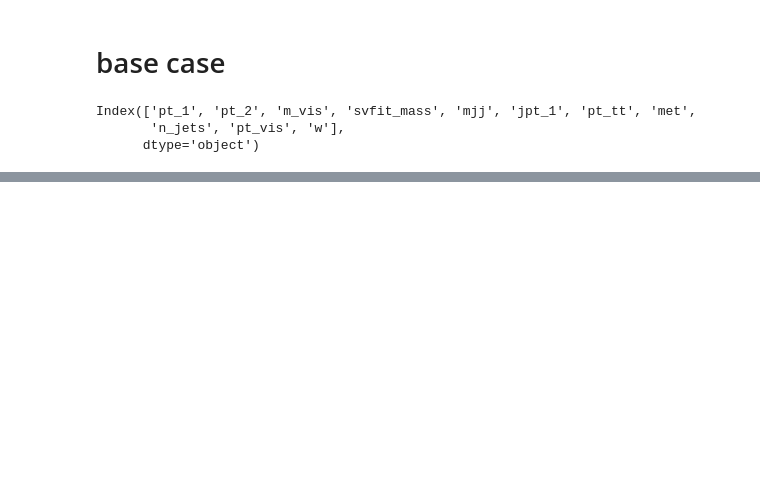
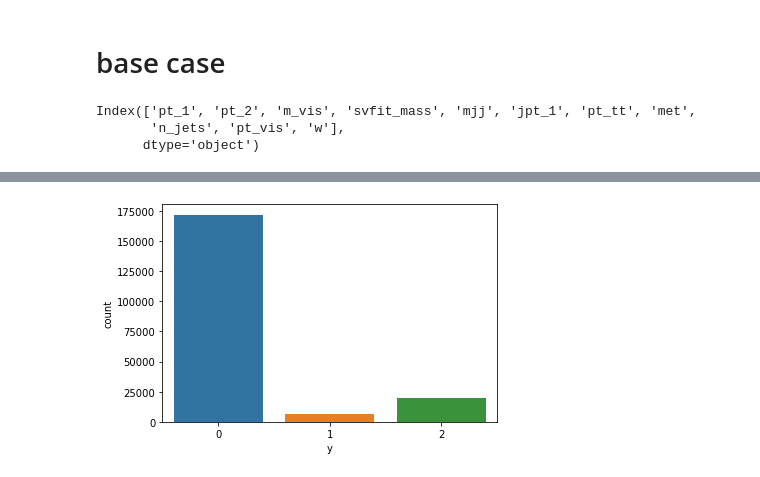
Before and after one commit to stanleyycheung/MSci-Project-HiggsTauTau, a Jupyter notebook: shared/signal_background_BDT_v2.ipynb, the cells around one changed output, grey strips where cells are left out. Saved outputs shown, nothing was run; the diff lists cells and outputs as text; code cells hidden in the pictures; blank space fills up the shorter version.

```diff
--- a/shared/signal_background_BDT_v2.ipynb
+++ b/shared/signal_background_BDT_v2.ipynb
@@ -45,8 +43,3 @@ Index(['pt_1', 'pt_2', 'm_vis', 'svfit_mass', 'mjj', 'jpt_1', 'pt_tt', 'met',
-# %%
-vbfh.loc[:, 'y'] = np.zeros(vbfh.shape[0])
-ztt.loc[:, 'y'] = np.ones(ztt.shape[0])
-fakes.loc[:, 'y'] = np.full((fakes.shape[0],),2.)
-ggh.loc[:, 'y'] = np.full((ggh.shape[0],),3.)
 # %%
 scaling = {
     'ggh': 0.0022034,
@@ -157,0 +179,5 @@ for i in range(len(fpr)):
+# %%
+sns.countplot(y_test)
+plt.show()
+# %% [output]
+[figure, added]
```
Also changed, not shown: parts of 21 cells of this notebook, 1 other file.
